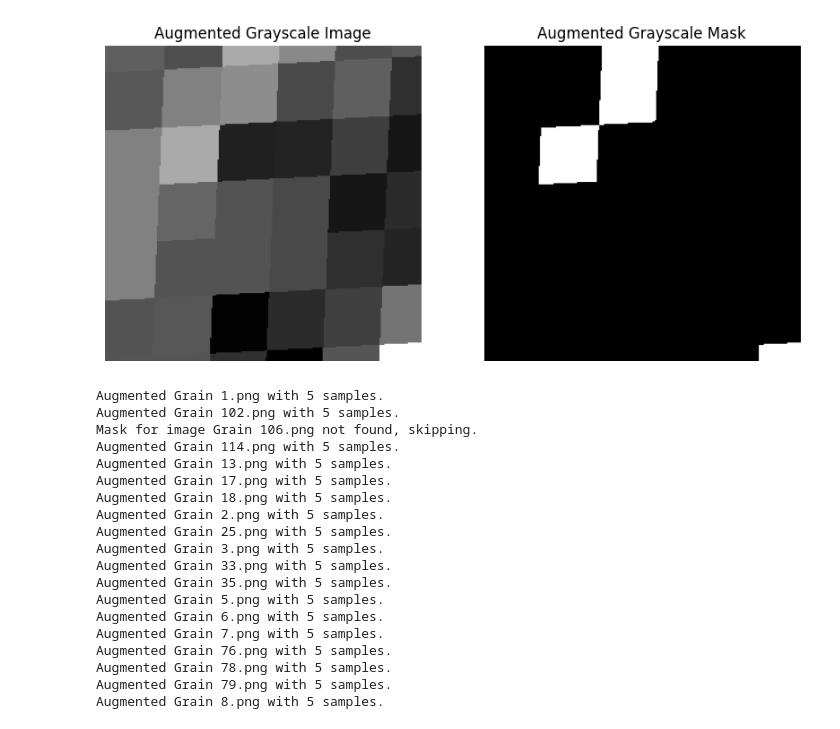
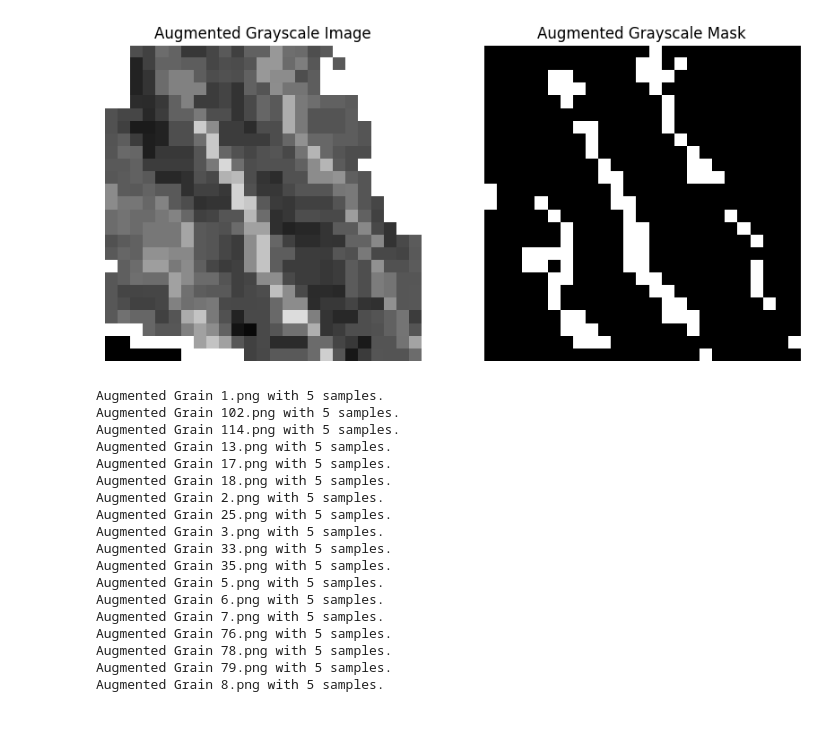
Before and after one commit to WilliamMAPearson/RadonAngleFinder, a Jupyter notebook: scriptingfile.ipynb, the cells around one changed output. Saved outputs shown, nothing was run; the diff lists cells and outputs as text; code cells hidden in the pictures.

```diff
--- a/scriptingfile.ipynb
+++ b/scriptingfile.ipynb
@@ -68,32 +74,32 @@ class SegmentationTransforms:
 # %%
 # Instantiate transform
-augmentor = SegmentationTransforms(image_size=(256, 256))
+augmentor = SegmentationTransforms(image_size=(25, 25))
 
 #Paths
 image_path = "src\dataset\images\Grain 1.png"
 mask_path = "src\dataset\masks\Grain 1.png"
 
 # Load your image and mask (both must be PIL Images)
 image = Image.open(image_path).convert('L')
 mask = Image.open(mask_path).convert('L')
 
 # Instantiate and apply transform
-augmentor = SegmentationTransforms(image_size=(256, 256))
+augmentor = SegmentationTransforms(image_size=(25, 25))
 aug_image, aug_mask = augmentor(image, mask)
+
+# Show results
+fig, ax = plt.subplots(1, 2, figsize=(10,5))
+ax[0].imshow(aug_image, cmap='gray')
+ax[0].set_title('Augmented Grayscale Image')
+ax[0].axis('off')
+
+ax[1].imshow(aug_mask, cmap='gray')
+ax[1].set_title('Augmented Grayscale Mask')
+ax[1].axis('off')
+
+plt.show()
+# %% [output]
+[figure, added]
-# %%
-# Show results
-fig, ax = plt.subplots(1, 2, figsize=(10,5))
-ax[0].imshow(aug_image, cmap='gray')
-ax[0].set_title('Augmented Grayscale Image')
-ax[0].axis('off')
-
-ax[1].imshow(aug_mask, cmap='gray')
-ax[1].set_title('Augmented Grayscale Mask')
-ax[1].axis('off')
-
-plt.show()
-# %% [output]
-[figure, removed]
 # %%
 def augment_dataset(src_img_dir, src_mask_dir, dst_img_dir, dst_mask_dir, augmentor, augmentations_per_image=5):
     os.makedirs(dst_img_dir, exist_ok=True)
@@ -129,12 +135,11 @@ dst_images = "src/dataset_aug/images"
 dst_masks = "src/dataset_aug/masks"
 augmentations_per_image = 5  # adjust this as you want
 
-augmentor = SegmentationTransforms(image_size=(256, 256))
+augmentor = SegmentationTransforms(image_size=(25, 25))
 augment_dataset(src_images, src_masks, dst_images, dst_masks, augmentor, augmentations_per_image)
 # %% [output]
 Augmented Grain 1.png with 5 samples.
 Augmented Grain 102.png with 5 samples.
-Mask for image Grain 106.png not found, skipping.
 Augmented Grain 114.png with 5 samples.
 Augmented Grain 13.png with 5 samples.
 Augmented Grain 17.png with 5 samples.
```
Also changed, not shown: parts of 12 cells of this notebook, 5 other files.
